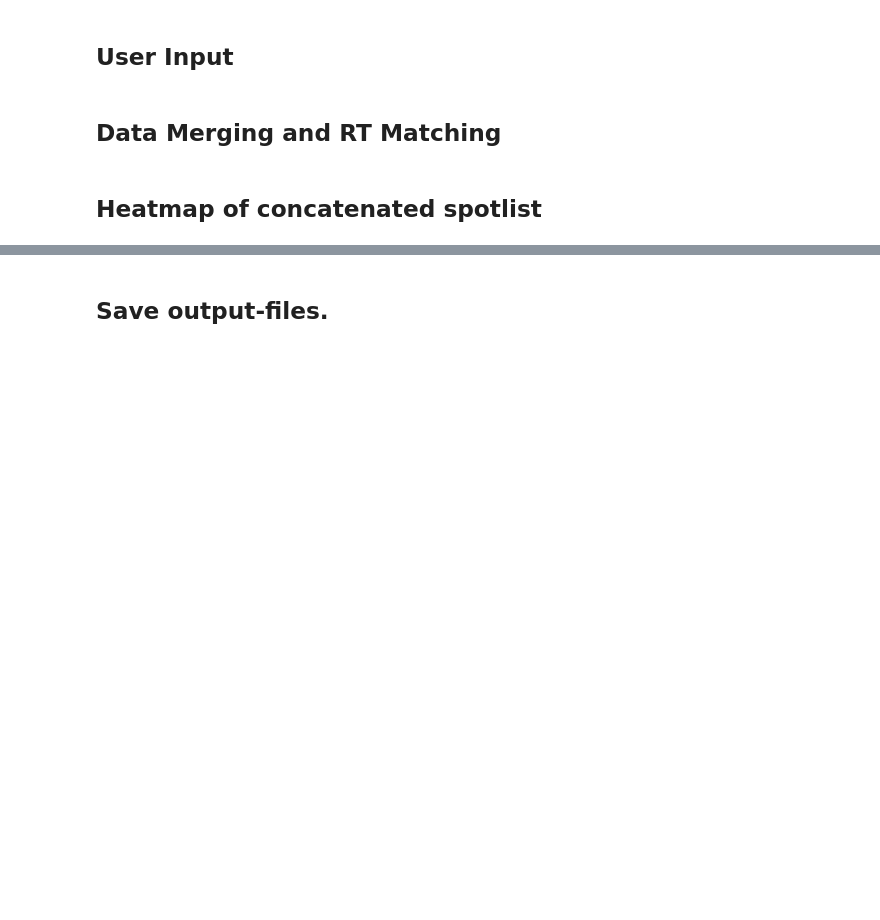
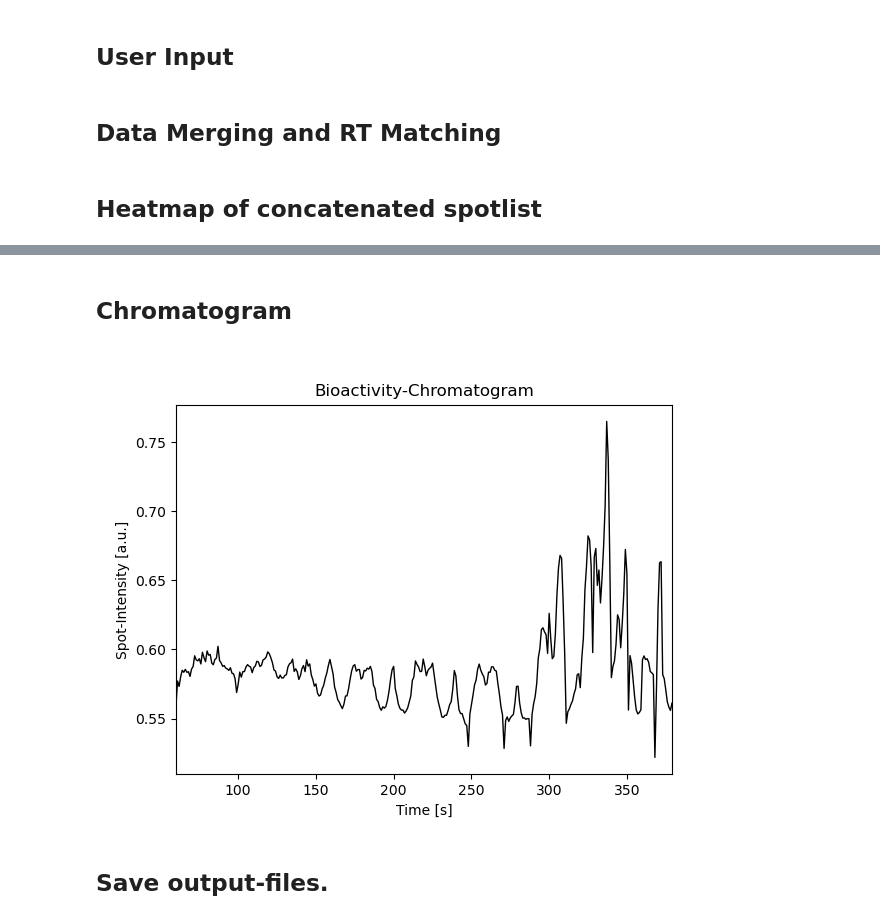
Before and after one commit to Functional-Metabolomics-Lab/MicrospotReader_test, a Jupyter notebook: notebooks/grid_concatenator.ipynb, the cells around one changed output, grey strips where cells are left out. Saved outputs shown, nothing was run; the diff lists cells and outputs as text; code cells hidden in the pictures; blank space fills up the shorter version.

Commit message:
added chromatogram to data merge notebook and app

```diff
--- a/notebooks/grid_concatenator.ipynb
+++ b/notebooks/grid_concatenator.ipynb
@@ -75,4 +87,11 @@ plots.plot_heatmap(fig1,ax1,concat_df,grid_props)
 [figure]
+# %% [markdown]
+## Chromatogram
+# %%
+fig,ax=plt.subplots()
+plots.plot_chromatogram(fig,ax,concat_df)
+# %% [output]
+[figure, added]
 # %% [markdown]
 ## Save output-files.
 # %%
```
Also changed, not shown: parts of 2 cells of this notebook, 3 other files.
